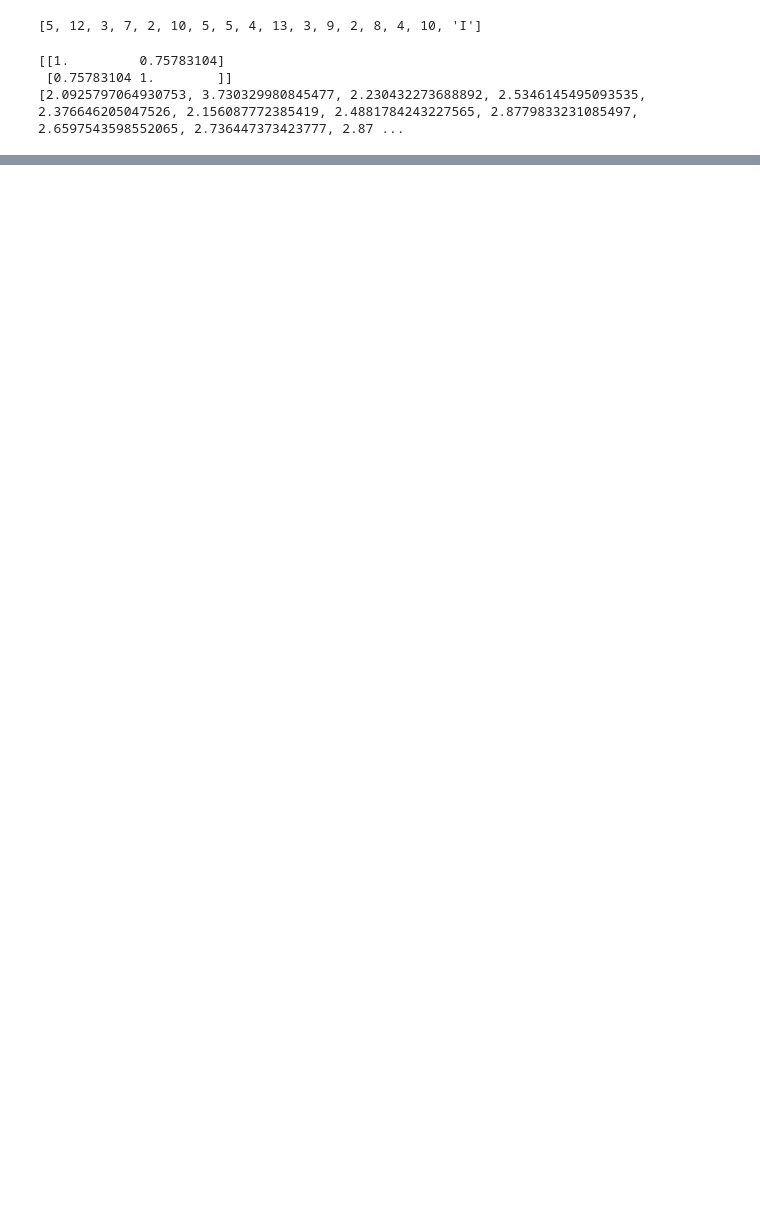
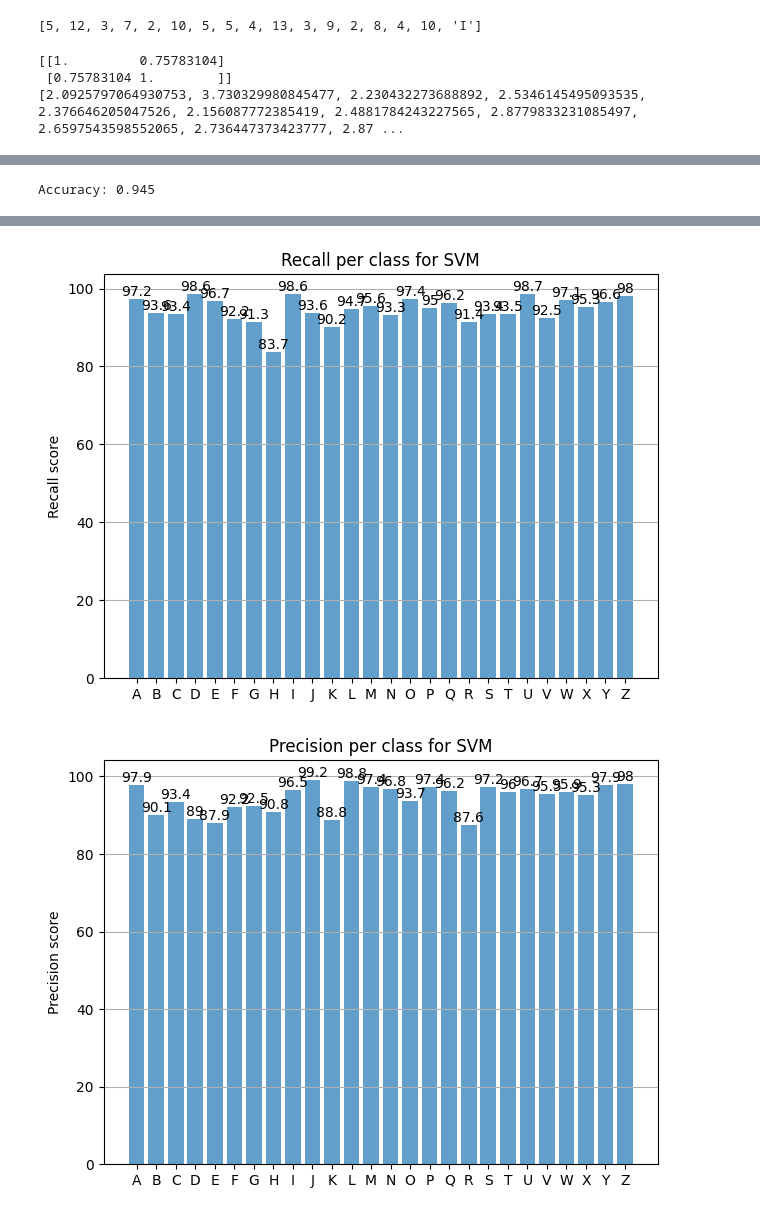
Before and after one commit to dulda280/ML4Media, a Jupyter notebook: ML4MEDIA/miniproject/letterRecognition.ipynb, the cells around one changed output, grey strips where cells are left out. Cells and saved outputs as stored; diff of their text form; code cells hidden in the pictures; blank space fills up the shorter version.

```diff
--- a/ML4MEDIA/miniproject/letterRecognition.ipynb
+++ b/ML4MEDIA/miniproject/letterRecognition.ipynb
@@ -152,0 +840,75 @@ correaMAT = df2.corr()
+# %%
+#### The Third model to test is SVM
+from sklearn.svm import SVC
+
+# Create the SVM classifier
+svm = SVC(kernel='poly', decision_function_shape='ovo')
+
+# Train the classifier
+y_train_int = integers = np.argmax(y_train, axis=1)
+svm.fit(X_train, y_train_int)
+
+
+# Make predictions on the testing set
+y_pred = svm.predict(X_test)
+y_test_int = np.argmax(y_test, axis=1)
+# Calculate the accuracy of the predictions
+accuracy = np.mean(y_pred == trueindexes)
+print('Accuracy:', accuracy)
+# %% [output]
+Accuracy: 0.945
+# %%
+
+cfmatrix = confusion_matrix(y_test_int, y_pred)
+
+recall = np.diag(cfmatrix) / np.sum(cfmatrix, axis = 1)
+precision = np.diag(cfmatrix) / np.sum(cfmatrix, axis = 0)
+
+print("recall: ", recall)
+print("precision: ", precision)
+print("mean precision: ", np.mean(precision))
+print("mean reacall: ", np.mean(recall))
+for i in range(0, len(recall)):
+    recall[i] = round(recall[i]*100, 1)
+
+for i in range(0, len(precision)):
+    precision[i] = round(precision[i]*100, 1)
+
+fig, ax = plt.subplots()
+ax.bar(lettersforplot, recall, align='center', alpha=0.7, ecolor='black', capsize=3)
+ax.set_ylabel('Recall score')
+ax.set_title("Recall per class for SVM")
+ax.yaxis.grid(True)
+for bars in ax.containers:
+    ax.bar_label(bars)
+# Save the figure and show
+plt.tight_layout()
+plt.show()
+
+fig, ax = plt.subplots()
+ax.bar(lettersforplot, precision, align='center', alpha=0.7, ecolor='black', capsize=3)
+ax.set_ylabel('Precision score')
+ax.set_title("Precision per class for SVM")
+ax.yaxis.grid(True)
+for bars in ax.containers:
+    ax.bar_label(bars)
+# Save the figure and show
+plt.tight_layout()
+plt.show()
+
+
+
+# Set the figure size
+plt.figure(figsize=(10, 7))
+
+# Plot the heatmap
+sns.heatmap(cfmatrix, annot=True, fmt='d')
+
+# Add labels and title
+plt.xlabel('Predicted label')
+plt.ylabel('True label')
+plt.title('Confusion matrix')
+
+# Show the plot
+plt.show()
+# %% [output]
@@ -152,0 +927,2 @@ correaMAT = df2.corr()
+[figure, added]
+[figure, added]
```
Also changed, not shown: parts of 13 cells of this notebook, 8 other files.
